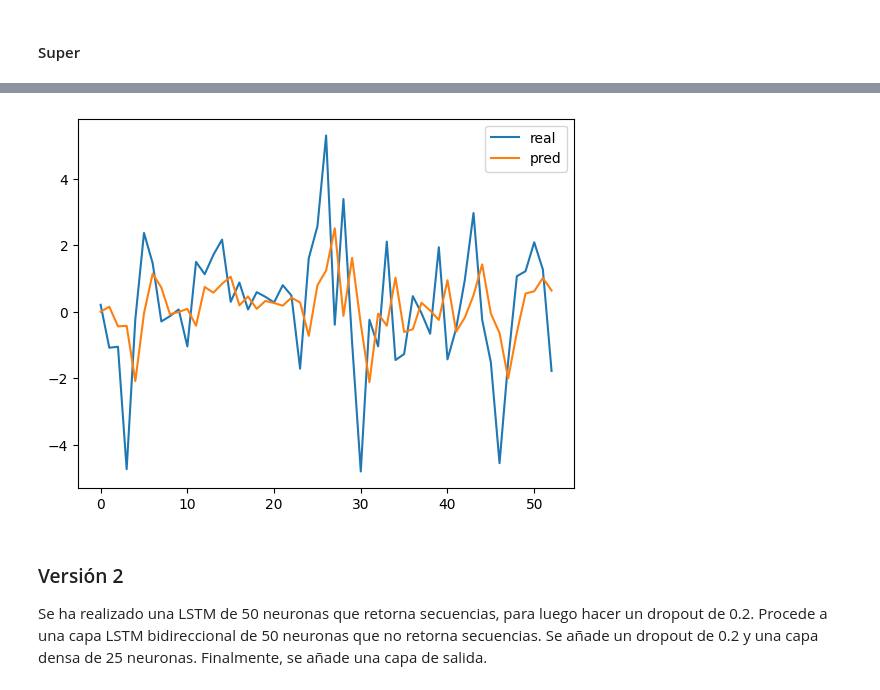
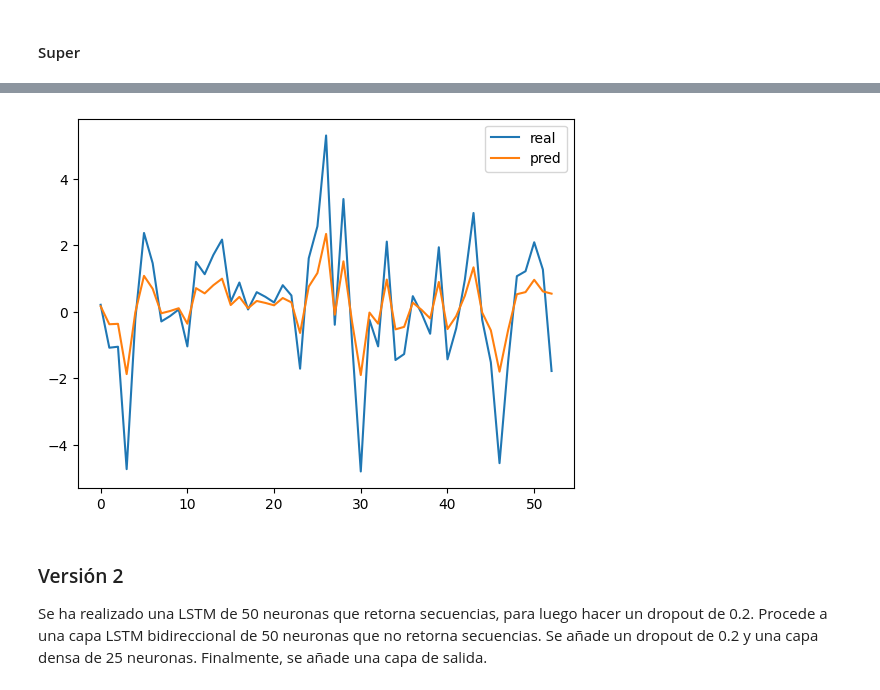
Before and after one commit to FranzCastillo/GUA-Gasoline-Analysis, a Jupyter notebook: LSTM.ipynb, the cells around one changed output, grey strips where cells are left out. Drawn from its saved outputs; the diff is of its cells as text; code cells hidden in the pictures.

```diff
--- a/LSTM.ipynb
+++ b/LSTM.ipynb
@@ -360,6 +374,6 @@ plt.show()
 # %%
 y_pred_super = best_model_super.predict(X_test_super)
 y_pred_super = y_pred_super.reshape(-1, 1)
-y_pred_super = scaler.inverse_transform(y_pred_super)
-y_test_super_normal = scaler.inverse_transform(y_test_super.copy().reshape(-1, 1))
+y_pred_super_v1 = scaler.inverse_transform(y_pred_super)
+y_test_super_normal_v1 = scaler.inverse_transform(y_test_super.copy().reshape(-1, 1))
 # %% [output]
@@ -368,10 +381,16 @@ WARNING:tensorflow:6 out of the last 8 calls to <function TensorFlowTrainer.make
+# %%
+y_pred_super_v1_shifted = y_pred_super_v1[1:]
+last_sequence = X_test_super[-1]
+next_prediction = best_model_super.predict(last_sequence.reshape(1, last_sequence.shape[0], last_sequence.shape[1]))
+y_pred_super_v1_shifted = np.append(y_pred_super_v1_shifted, next_prediction)
+y_pred_super_v1_shifted = y_pred_super_v1_shifted.reshape(-1, 1)
 # %%
-plt.plot(y_test_super_normal, label='real')
-plt.plot(y_pred_super, label='pred')
+plt.plot(y_test_super_normal_v1, label='real')
+plt.plot(y_pred_super_v1_shifted, label='pred')
 plt.legend()
 plt.show()
 # %% [output]
-[figure, old version]
+[figure, new version]
 # %% [markdown]
 ### Versión 2
 Se ha realizado una LSTM de 50 neuronas que retorna secuencias, para luego hacer un dropout de 0.2. Procede a una capa LSTM bidireccional de 50 neuronas que no retorna secuencias. Se añade un dropout de 0.2 y una capa densa de 25 neuronas. Finalmente, se añade una capa de salida.
```
Also changed, not shown: parts of 49 cells of this notebook, 1 other file.
